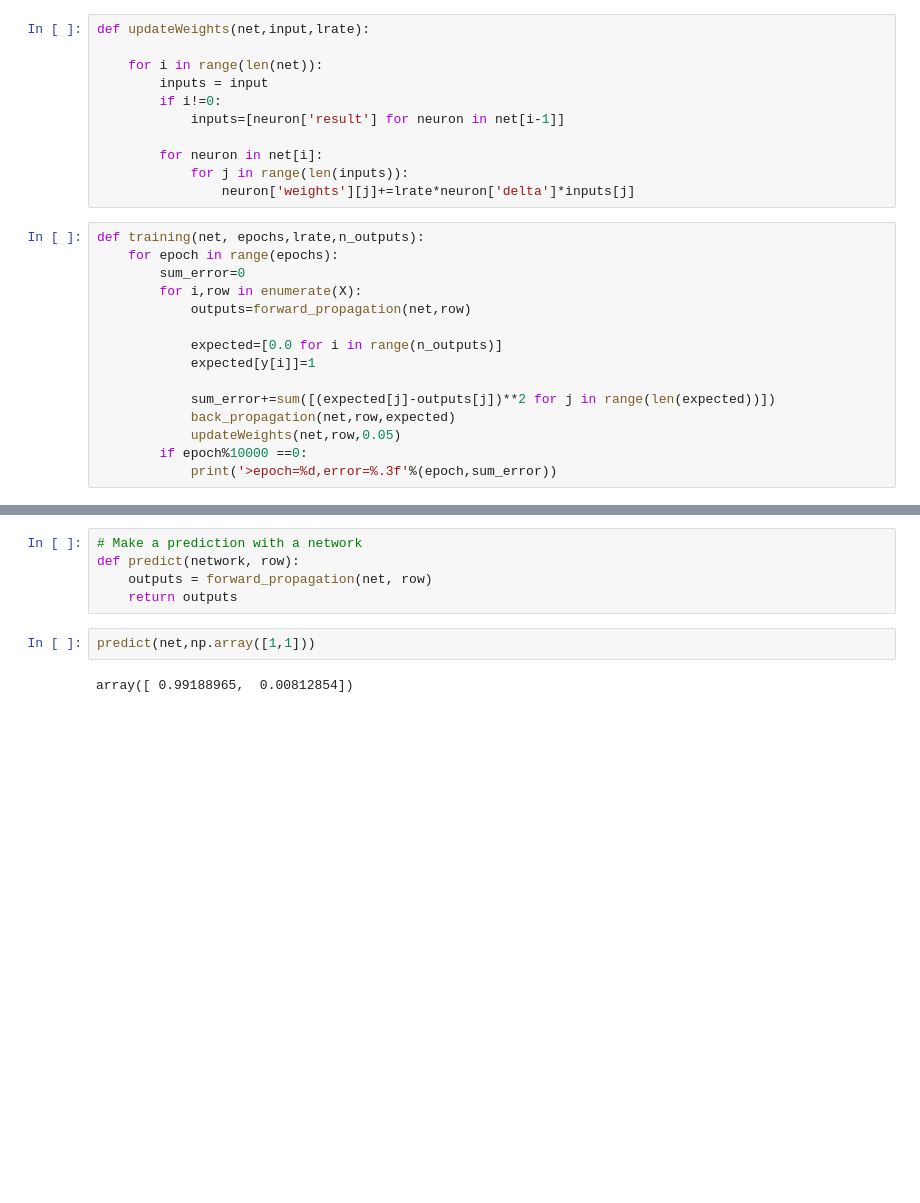
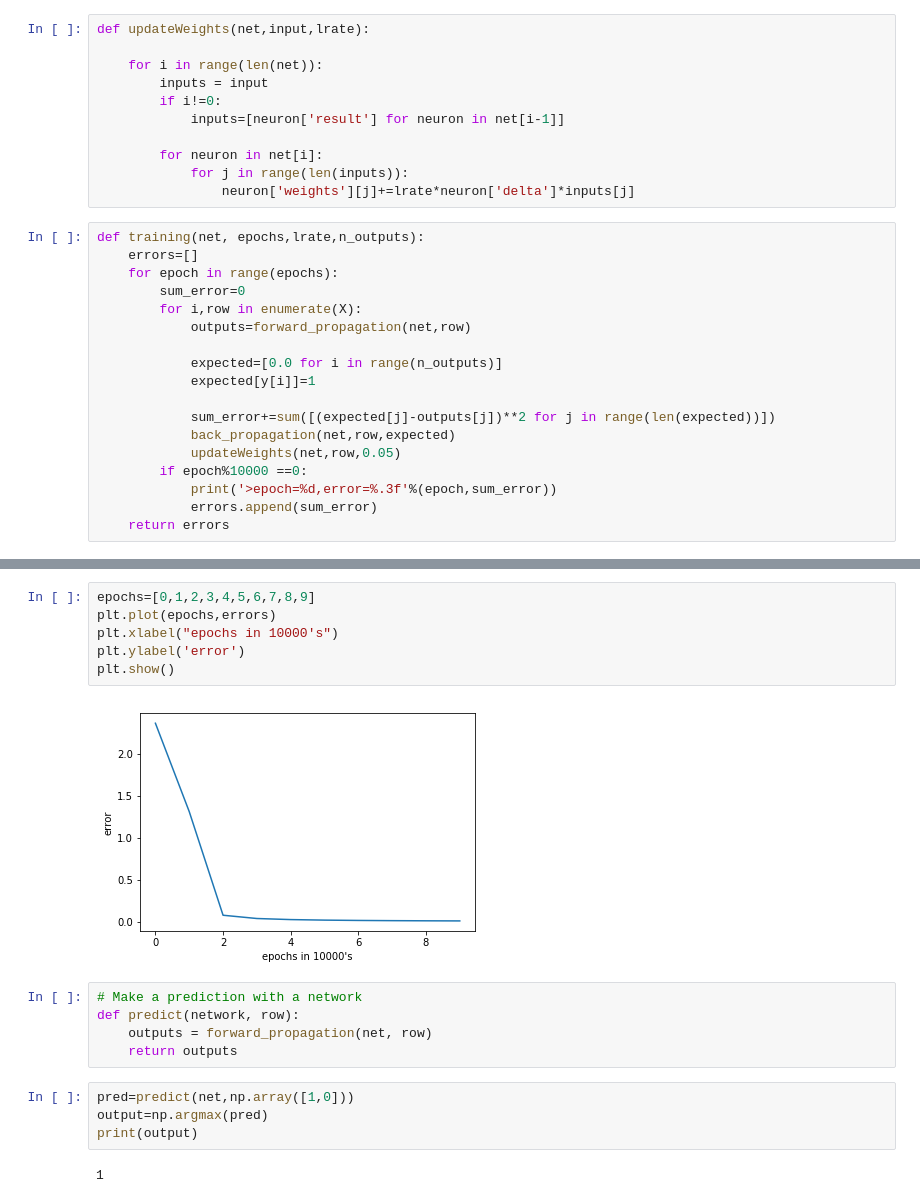
Before and after one commit to Madhu009/Deep-math-machine-learning.ai, a Jupyter notebook: Neural_Networks/Artificial-Neural-Network_from_scratch.ipynb, the cells around one changed output, grey strips where cells are left out. Saved outputs shown, nothing was run; the diff lists cells and outputs as text; blank space fills up the shorter version.

```diff
--- a/Neural_Networks/Artificial-Neural-Network_from_scratch.ipynb
+++ b/Neural_Networks/Artificial-Neural-Network_from_scratch.ipynb
@@ -98,6 +101,7 @@ def updateWeights(net,input,lrate):
                 neuron['weights'][j]+=lrate*neuron['delta']*inputs[j]
 # %%
 def training(net, epochs,lrate,n_outputs):
+    errors=[]
     for epoch in range(epochs):
         sum_error=0
         for i,row in enumerate(X):
@@ -111,4 +115,6 @@ def training(net, epochs,lrate,n_outputs):
             updateWeights(net,row,0.05)
         if epoch%10000 ==0:
             print('>epoch=%d,error=%.3f'%(epoch,sum_error))
+            errors.append(sum_error)
+    return errors
 # %%
@@ -126,10 +132,20 @@ training(net,100000, 0.05,2)
 >epoch=90000,error=0.009
+# %%
+epochs=[0,1,2,3,4,5,6,7,8,9]
+plt.plot(epochs,errors)
+plt.xlabel("epochs in 10000's")
+plt.ylabel('error')
+plt.show()
+# %% [output]
+[figure, added]
 # %%
 # Make a prediction with a network
 def predict(network, row):
     outputs = forward_propagation(net, row)
     return outputs
-# %%
-predict(net,np.array([1,1]))
-# %% [output]
-array([ 0.99188965,  0.00812854])
+# %%
+pred=predict(net,np.array([1,0]))
+output=np.argmax(pred)
+print(output)
+# %% [output]
+1
```
Also changed, not shown: parts of 8 cells of this notebook, 1 other file.
